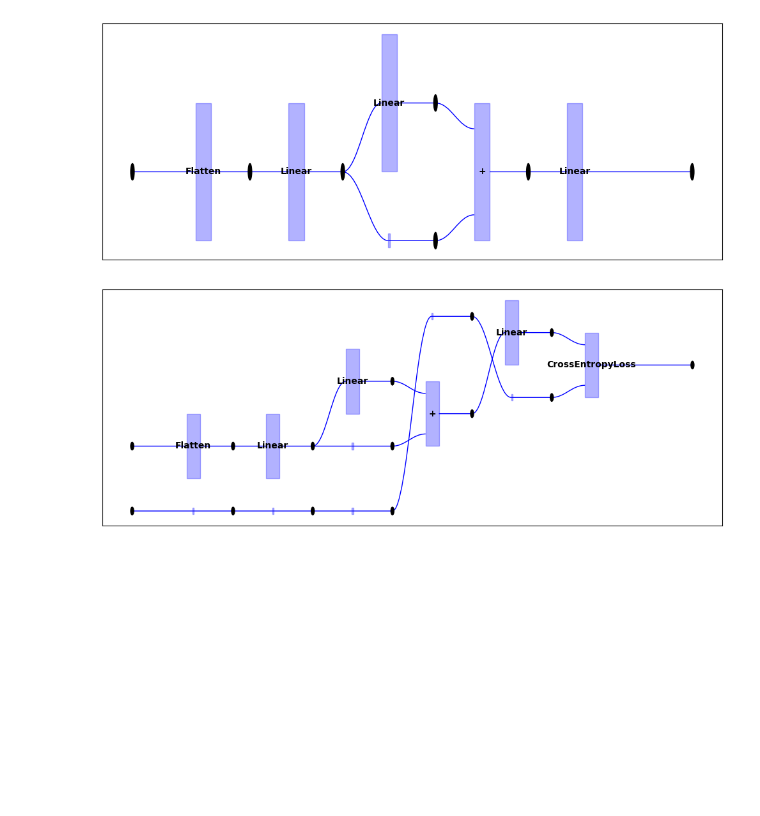
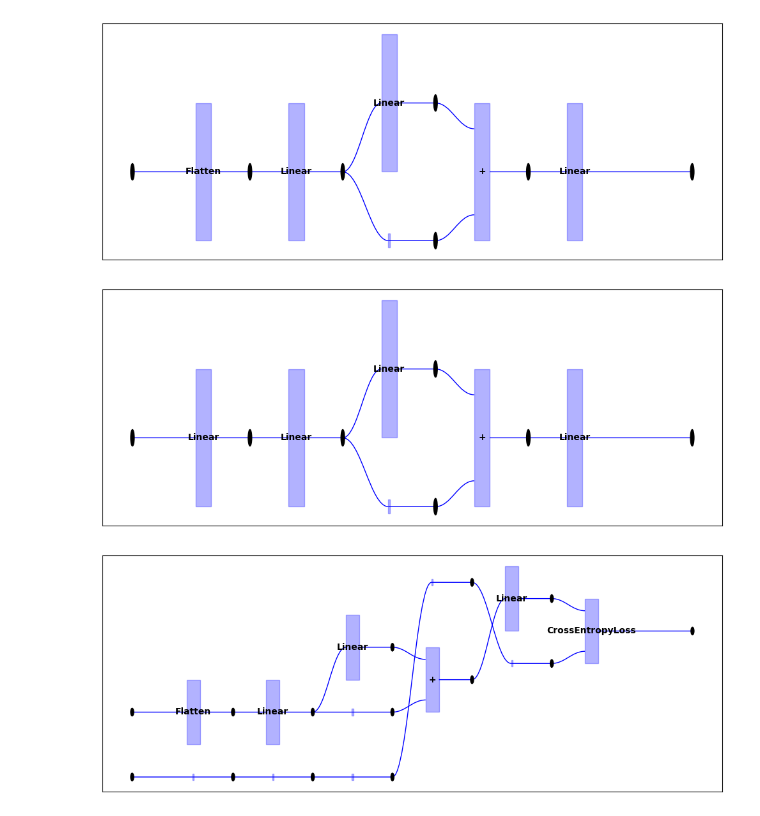
Before and after one commit to alexkoziell/StriNNg, a Jupyter notebook: strinng/prototyping.ipynb, the cells around one changed output. Cells and saved outputs as stored; diff of their text form; code cells hidden in the pictures; blank space fills up the shorter version.

Commit message:
Matching/rewriting debugging + test in notebook

```diff
--- a/strinng/prototyping.ipynb
+++ b/strinng/prototyping.ipynb
@@ -9,6 +9,23 @@ network = Flatten() >> Linear(28*28, 512) >> add_residual(Linear(512, 512)) >> L
 MplArtist(network).draw(figsize=(10, 4))
 # %% [output]
 [figure]
+# %%
+from strinng.match import match_rule
+from strinng.rewrite import dpo
+from strinng.rule import Rule
+
+f = Flatten()
+l = Linear(12, 12)
+rule = Rule(f, l, 'f2l', True)
+rewritten = None
+for m1 in match_rule(rule, network):
+    for m2 in dpo(rule, m1):
+        rewritten = m2.codomain
+        break
+# %%
+MplArtist(rewritten).draw(figsize=(10, 4))
+# %% [output]
+[figure, added]
 # %%
 import torch
 from torch.utils.data import DataLoader
```
Also changed, not shown: 2 other files.
